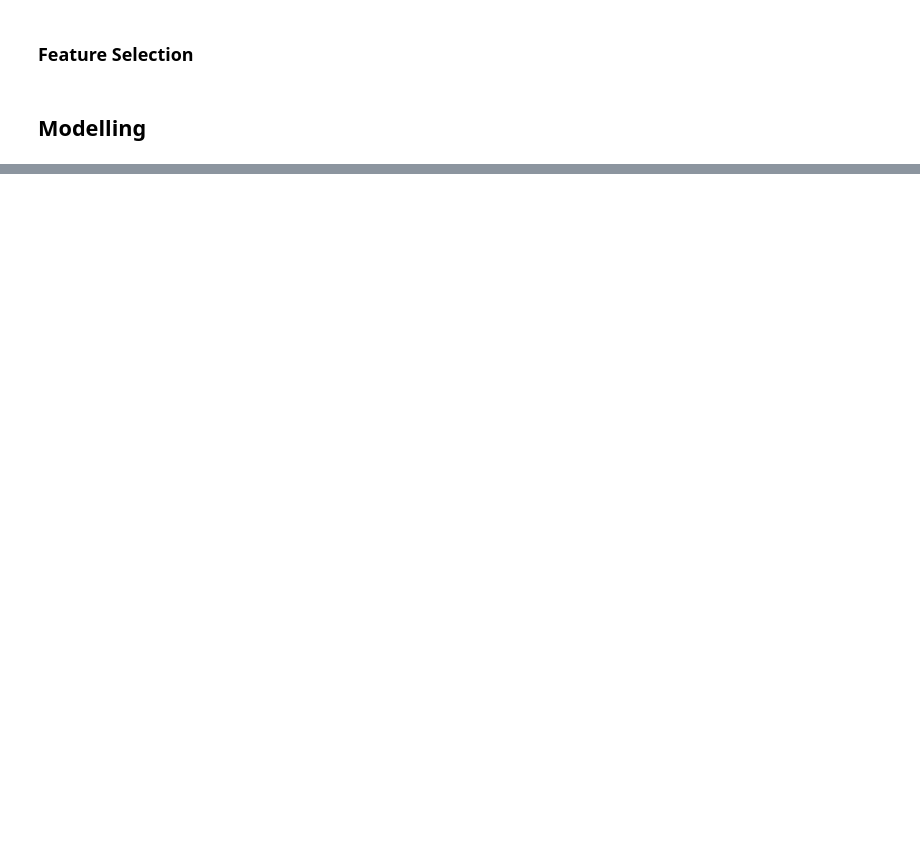
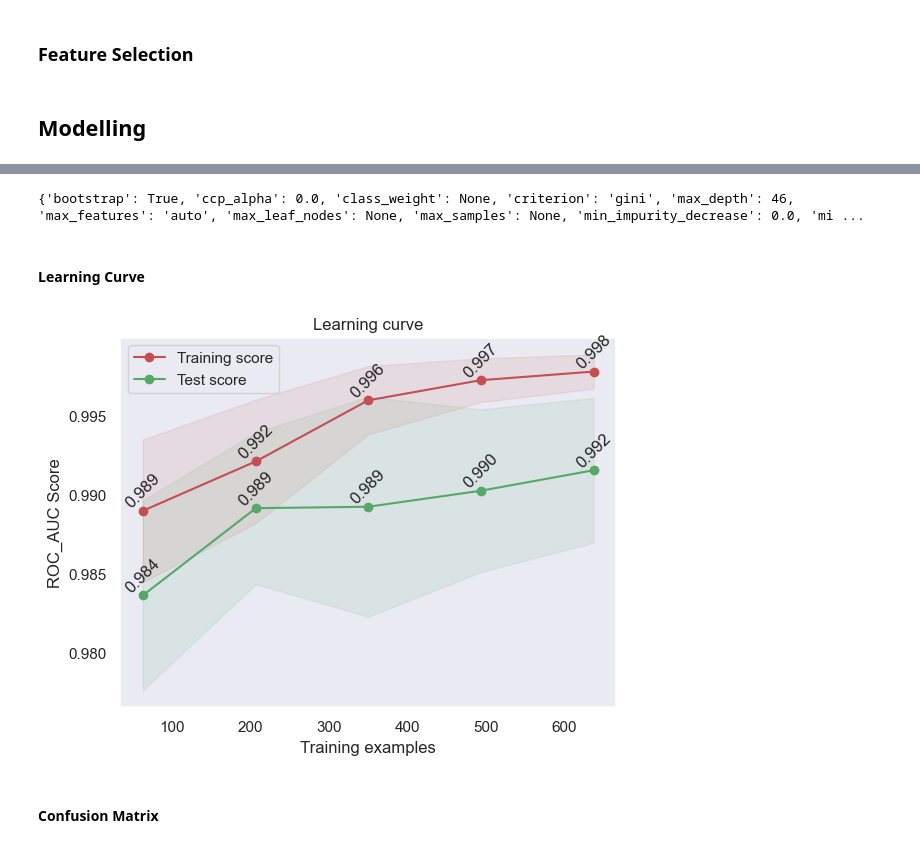
Before and after one commit to garrylgiancarlo/project-clickedads, a Jupyter notebook: clicked_ads.ipynb, the cells around one changed output, grey strips where cells are left out. Drawn from its saved outputs; the diff is of its cells as text; code cells hidden in the pictures; blank space fills up the shorter version.

```diff
--- a/clicked_ads.ipynb
+++ b/clicked_ads.ipynb
@@ -405,0 +441,5 @@ pd.DataFrame([model_1_result['test'],
+# %%
+# Scaled Dataset
+knn = KNeighborsClassifier()
+knn.fit(X_train, y_train)
+eval_classification(knn)
@@ -405,0 +471,5 @@ pd.DataFrame([model_1_result['test'],
+# %%
+# Scaled Dataset
+dt = tree.DecisionTreeClassifier()
+dt.fit(X_train, y_train)
+eval_classification(dt)
@@ -405,0 +501,5 @@ pd.DataFrame([model_1_result['test'],
+# %%
+# Scaled Dataset
+rf = RandomForestClassifier(random_state=42)
+rf.fit(X_train, y_train)
+eval_classification(rf)
@@ -405,0 +533,12 @@ pd.DataFrame([model_1_result['test'],
+# %%
+n_estimators = [int(x) for x in np.linspace(1, 200, 50)]
+criterion = ['gini', 'entropy']
+max_depth = [int(x) for x in np.linspace(2, 100, 50)]
+min_samples_split = [int(x) for x in np.linspace(2, 20, 10)]
+min_samples_leaf = [int(x) for x in np.linspace(2, 20, 10)]
+hyperparameters = dict(n_estimators=n_estimators, criterion=criterion, max_depth=max_depth,
+                       min_samples_split=min_samples_split, min_samples_leaf=min_samples_leaf)
+
+rs = RandomizedSearchCV(rf, hyperparameters, scoring='roc_auc', random_state=42, cv=5)
+rs.fit(X_train, y_train)
+eval_classification(rs)
@@ -405,0 +554,4 @@ pd.DataFrame([model_1_result['test'],
+# %%
+show_best_hyperparameter(rs)
+# %% [output]
+{'bootstrap': True, 'ccp_alpha': 0.0, 'class_weight': None, 'criterion': 'gini', 'max_depth': 46, 'max_features': 'auto', 'max_leaf_nodes': None, 'max_samples': None, 'min_impurity_decrease': 0.0, 'mi ...
@@ -405,0 +571,10 @@ pd.DataFrame([model_1_result['test'],
+# %% [markdown]
+#### Learning Curve
+# %%
+plot_learning_curve(rs, "Learning curve", X_train, y_train, X_test, y_test, ylim=None, cv=5,
+                        n_jobs=-1, train_sizes=np.linspace(.1, 1.0, 5))
+plt.show()
+# %% [output]
+[figure, added]
+# %% [markdown]
+#### Confusion Matrix
```
Also changed, not shown: parts of 41 cells of this notebook.
